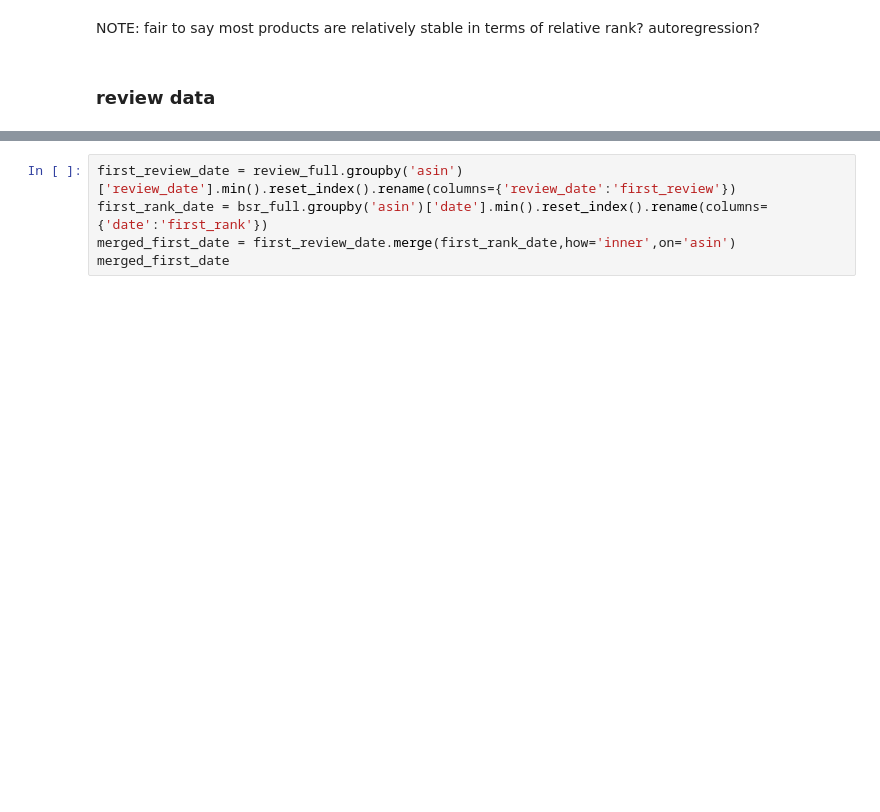
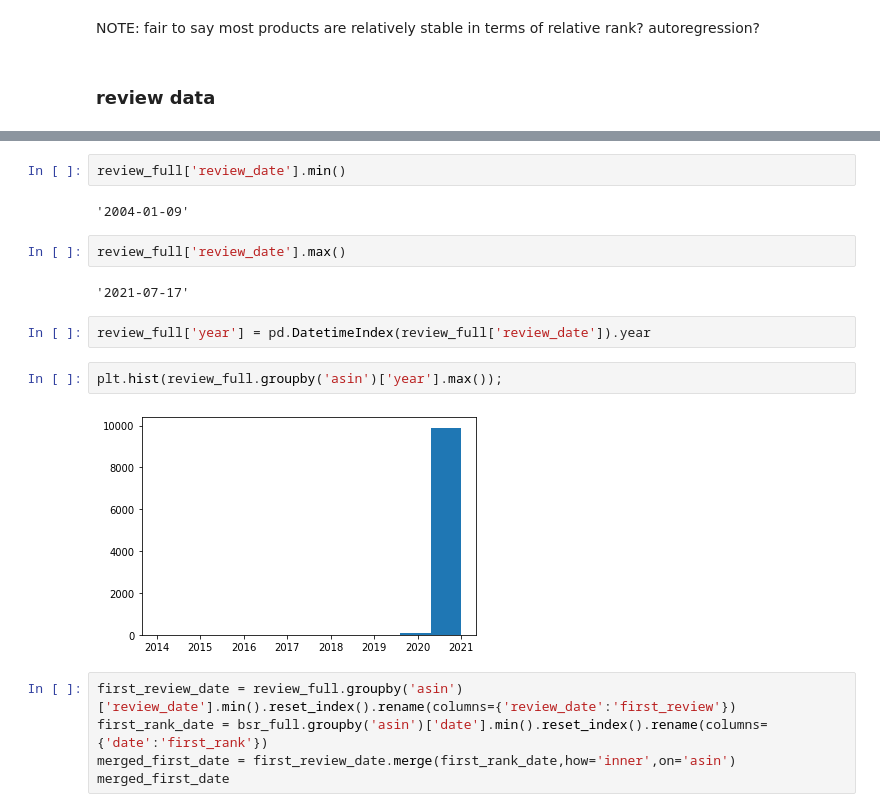
Before and after one commit to lotusxia/297r-caps, a Jupyter notebook: EDA/pattern_EDA_LX.ipynb, the cells around one changed output, grey strips where cells are left out. Drawn from its saved outputs; the diff is of its cells as text; blank space fills up the shorter version.

```diff
--- a/EDA/pattern_EDA_LX.ipynb
+++ b/EDA/pattern_EDA_LX.ipynb
@@ -246,3 +268,17 @@ review_full.head()
+# %%
+review_full['review_date'].min()
+# %% [output]
+'2004-01-09'
+# %%
+review_full['review_date'].max()
+# %% [output]
+'2021-07-17'
+# %%
+review_full['year'] = pd.DatetimeIndex(review_full['review_date']).year
+# %%
+plt.hist(review_full.groupby('asin')['year'].max());
+# %% [output]
+[figure, added]
 # %%
 first_review_date = review_full.groupby('asin')['review_date'].min().reset_index().rename(columns={'review_date':'first_review'})
 first_rank_date = bsr_full.groupby('asin')['date'].min().reset_index().rename(columns={'date':'first_rank'})
```
Also changed, not shown: parts of 31 cells of this notebook.
